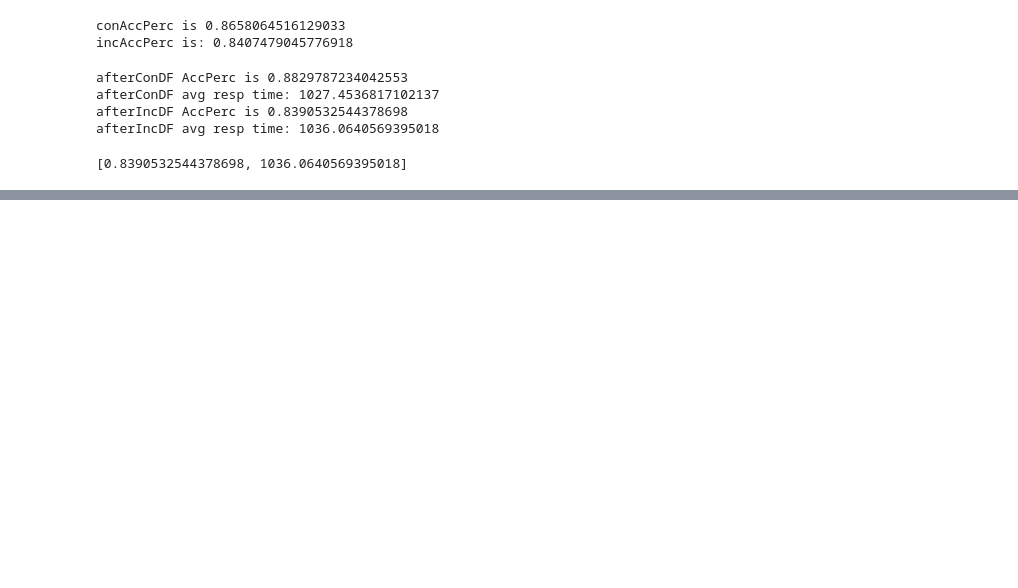
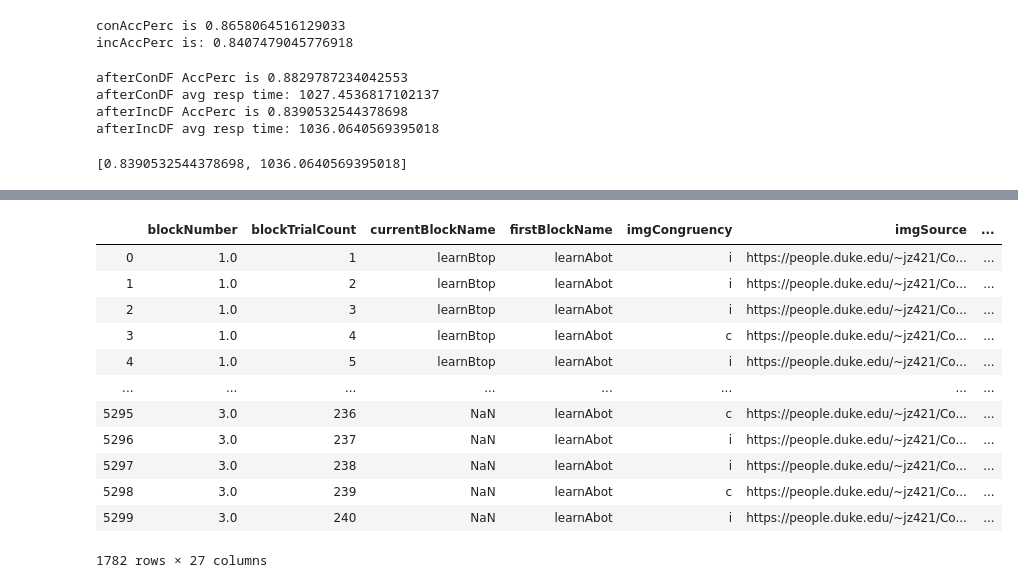
Before and after one commit to jimzhang629/contextFlanker2.0, a Jupyter notebook: analysis/makecsv.ipynb, the cells around one changed output, grey strips where cells are left out. Drawn from its saved outputs; the diff is of its cells as text; code cells hidden in the pictures; blank space fills up the shorter version.

Commit message:
play around with stuff, see that the .isin function works

```diff
--- a/analysis/makecsv.ipynb
+++ b/analysis/makecsv.ipynb
@@ -239,0 +249,22 @@ afterIncDF avg resp time: 1036.0640569395018
+# %%
+testDF = highAccDF.loc[highAccDF['firstBlockName'].isin(['learnAtop', 'learnAbot'])]
+
+# firstLearnBlockHighConDF = highAccDF.loc[(highAccDF['blockNumber'] == '1') & (highAccDF['firstBlockName'].isin(['learnAtop', 'learnAbot']))]
+
+# firstLearnBlockHighConDF
+
+testDF
+# %% [output]
+|  | blockNumber | blockTrialCount | currentBlockName | firstBlockName | imgCongruency | imgSource | ... |
+| 0 | 1.0 | 1 | learnBtop | learnAbot | i | https://people.duke.edu/~jz421/Co... | ... |
+| 1 | 1.0 | 2 | learnBtop | learnAbot | i | https://people.duke.edu/~jz421/Co... | ... |
+| 2 | 1.0 | 3 | learnBtop | learnAbot | i | https://people.duke.edu/~jz421/Co... | ... |
+| 3 | 1.0 | 4 | learnBtop | learnAbot | c | https://people.duke.edu/~jz421/Co... | ... |
+| 4 | 1.0 | 5 | learnBtop | learnAbot | i | https://people.duke.edu/~jz421/Co... | ... |
+| ... | ... | ... | ... | ... | ... | ... | ... |
+| 5295 | 3.0 | 236 | NaN | learnAbot | c | https://people.duke.edu/~jz421/Co... | ... |
+| 5296 | 3.0 | 237 | NaN | learnAbot | i | https://people.duke.edu/~jz421/Co... | ... |
+| 5297 | 3.0 | 238 | NaN | learnAbot | i | https://people.duke.edu/~jz421/Co... | ... |
+| 5298 | 3.0 | 239 | NaN | learnAbot | c | https://people.duke.edu/~jz421/Co... | ... |
+| 5299 | 3.0 | 240 | NaN | learnAbot | i | https://people.duke.edu/~jz421/Co... | ... |
+1782 rows × 27 columns
```
Also changed, not shown: parts of 2 cells of this notebook.
